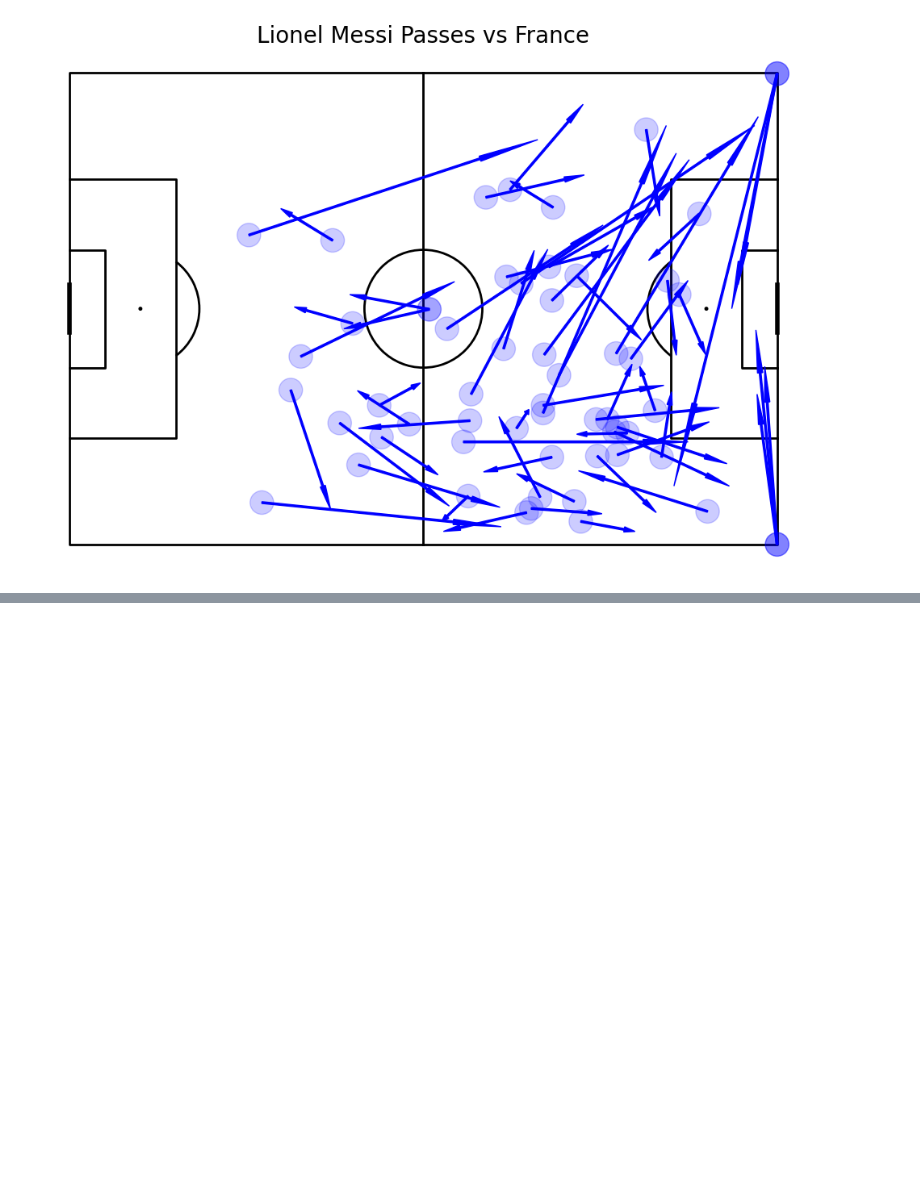
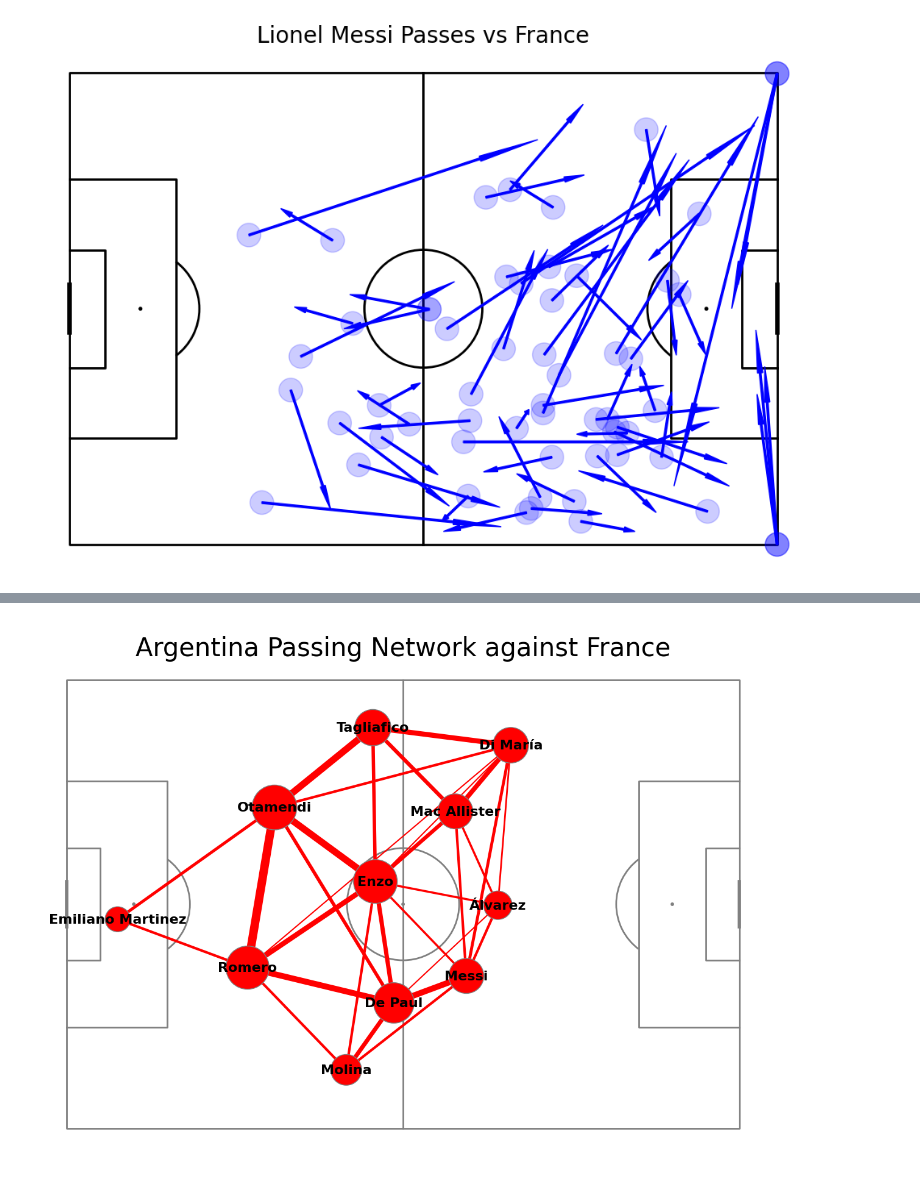
Before and after one commit to AliKhaled98/soccer-analytics, a Jupyter notebook: notebooks/soccereda.ipynb, the cells around one changed output, grey strips where cells are left out. Cells and saved outputs as stored; diff of their text form; code cells hidden in the pictures; blank space fills up the shorter version.

Commit message:
implemented passing network analysis

```diff
--- a/notebooks/soccereda.ipynb
+++ b/notebooks/soccereda.ipynb
@@ -543,0 +609,6 @@ plt.show()
+# %%
+events_passes['pair_key'] = events_passes.apply(lambda x: '_'.join(sorted([x['arg_player'], x['arg_recepient']])), axis = 1)
+lines_df = events_passes.groupby(['pair_key']).x.count().reset_index()
+lines_df.rename({'x':'pass_count'}, axis = 'columns', inplace=True)
+
+lines_df = lines_df[lines_df['pass_count'] > 2]
@@ -543,0 +628,23 @@ plt.show()
+# %%
+pitch = Pitch(line_color='grey')
+fig, ax = pitch.grid(grid_height=0.9, title_height=0.06, axis=False, endnote_height=0.04, title_space=0, endnote_space = 0)
+pitch.scatter(scatter_df.x, scatter_df.y, s=scatter_df.marker_size, color='red', edgecolors='grey', linewidth=1, alpha=1, ax=ax['pitch'], zorder = 3)
+for i, row in scatter_df.iterrows():
+    pitch.annotate(row.arg_player, xy=(row.x, row.y), c='black', va='center', ha='center', weight = "bold", size=16, ax=ax["pitch"], zorder = 4)
+for  i, row in lines_df.iterrows():
+    player1 = row['pair_key'].split('_')[0]
+    player2 = row['pair_key'].split('_')[1]
+
+    player1_x = scatter_df.loc[scatter_df['arg_player'] == player1]['x'].iloc[0]
+    player1_y = scatter_df.loc[scatter_df['arg_player'] == player1]['y'].iloc[0]
+    player2_x = scatter_df.loc[scatter_df["arg_player"] == player2]['x'].iloc[0]
+    player2_y = scatter_df.loc[scatter_df["arg_player"] == player2]['y'].iloc[0]
+    num_passes = row['pass_count']
+
+    line_width = (num_passes / lines_df['pass_count'].max() * 10)
+    pitch.lines(player1_x, player1_y, player2_x, player2_y, alpha=1, lw=line_width, zorder=2, color='red', ax = ax['pitch'])
+
+fig.suptitle('Argentina Passing Network against France', fontsize = 30)
+plt.show()
+# %% [output]
+[figure, added]
```
Also changed, not shown: parts of 5 cells of this notebook.
